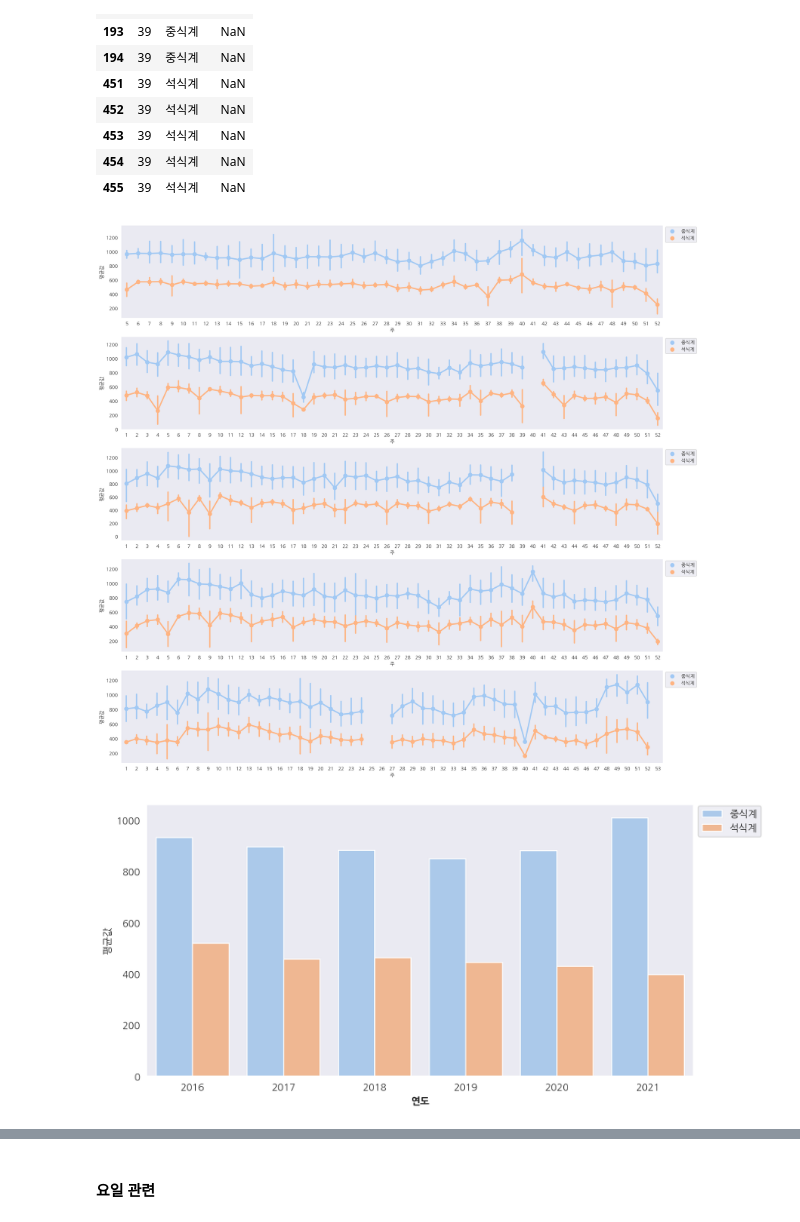
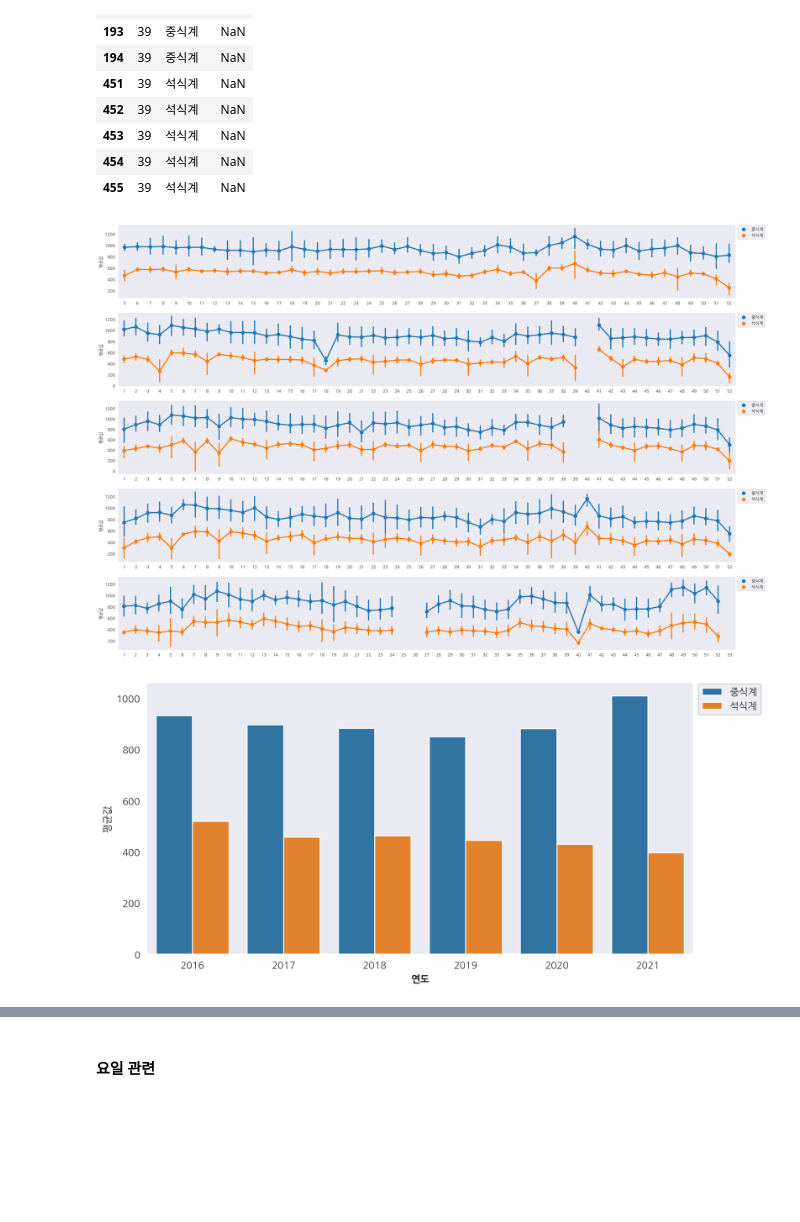
Before and after one commit to choiimingue/Mid-Project-2, a Jupyter notebook: EDA_취합 복사본.ipynb, the cells around one changed output, grey strips where cells are left out. Saved outputs shown, nothing was run; the diff lists cells and outputs as text; code cells hidden in the pictures; blank space fills up the shorter version.

```diff
--- a/EDA_취합 복사본.ipynb
+++ b/EDA_취합 복사본.ipynb
@@ -23,8 +24,6 @@ plt.rc('axes', unicode_minus=False)
 # 색상 코드 지정
 green_code = ['#228B22', '#64ae64']
 blue_code = ['#688BB3', '#8AB9CE']
-# %%
-sns.set_palette('pastel')
 # %%
 # 일자별 중식계, 석식계를 예측하는 문제(정답 열이 2개)
 train = pd.read_csv('data/train.csv')
@@ -315,24 +319,31 @@ temp[temp['주']==39]
 # %%
 #전체 추이
 import warnings
 warnings.filterwarnings('ignore', message='Mean of empty slice')
 warnings.filterwarnings('ignore', message='All-NaN slice encountered')
 
 year = [2016, 2017, 2018, 2019, 2020]
-fig, axes = plt.subplots(nrows=5, ncols=1, figsize=(20, 20))
+fig, axes = plt.subplots(nrows=5, ncols=1, figsize=(26, 18))
 for i,idx in enumerate(year):
     melted_train = pd.melt(all_week[all_week['년']==idx], id_vars=['주'], value_vars=['중식계', '석식계'], var_name='식계', value_name='평균값')
     sns.pointplot(data=melted_train, x='주', y='평균값', hue='식계', ax=axes[i])
+    sns.despine()
 
 axes[0].legend(loc='center left', bbox_to_anchor=(1, 0.9))
 axes[1].legend(loc='center left', bbox_to_anchor=(1, 0.9))
 axes[2].legend(loc='center left', bbox_to_anchor=(1, 0.9))
 axes[3].legend(loc='center left', bbox_to_anchor=(1, 0.9))
 axes[4].legend(loc='center left', bbox_to_anchor=(1, 0.9))
 
+axes[0].set_xlabel('')
+axes[1].set_xlabel('')
+axes[2].set_xlabel('')
+axes[3].set_xlabel('')
+axes[4].set_xlabel('')
+
 plt.subplots_adjust(hspace=0.2, wspace=0.5)
 # %% [output]
-[figure, old version]
+[figure, new version]
 # %%
 # 년도별 추이
 melted_train = pd.melt(train, id_vars=['년'], value_vars=['중식계', '석식계'], var_name='식계', value_name='평균값')
@@ -342,7 +353,7 @@ ax.legend(loc='center left', bbox_to_anchor=(1, 0.94))
 ax.set_xlabel('연도', fontweight='bold')
 plt.show()
 # %% [output]
-[figure, old version]
+[figure, new version]
 # %%
 # 월별 추이
 melted_train = pd.melt(train, id_vars=['월'], value_vars=['중식계', '석식계'], var_name='식계', value_name='평균값')
```
Also changed, not shown: parts of 17 cells of this notebook, 6 other files.
